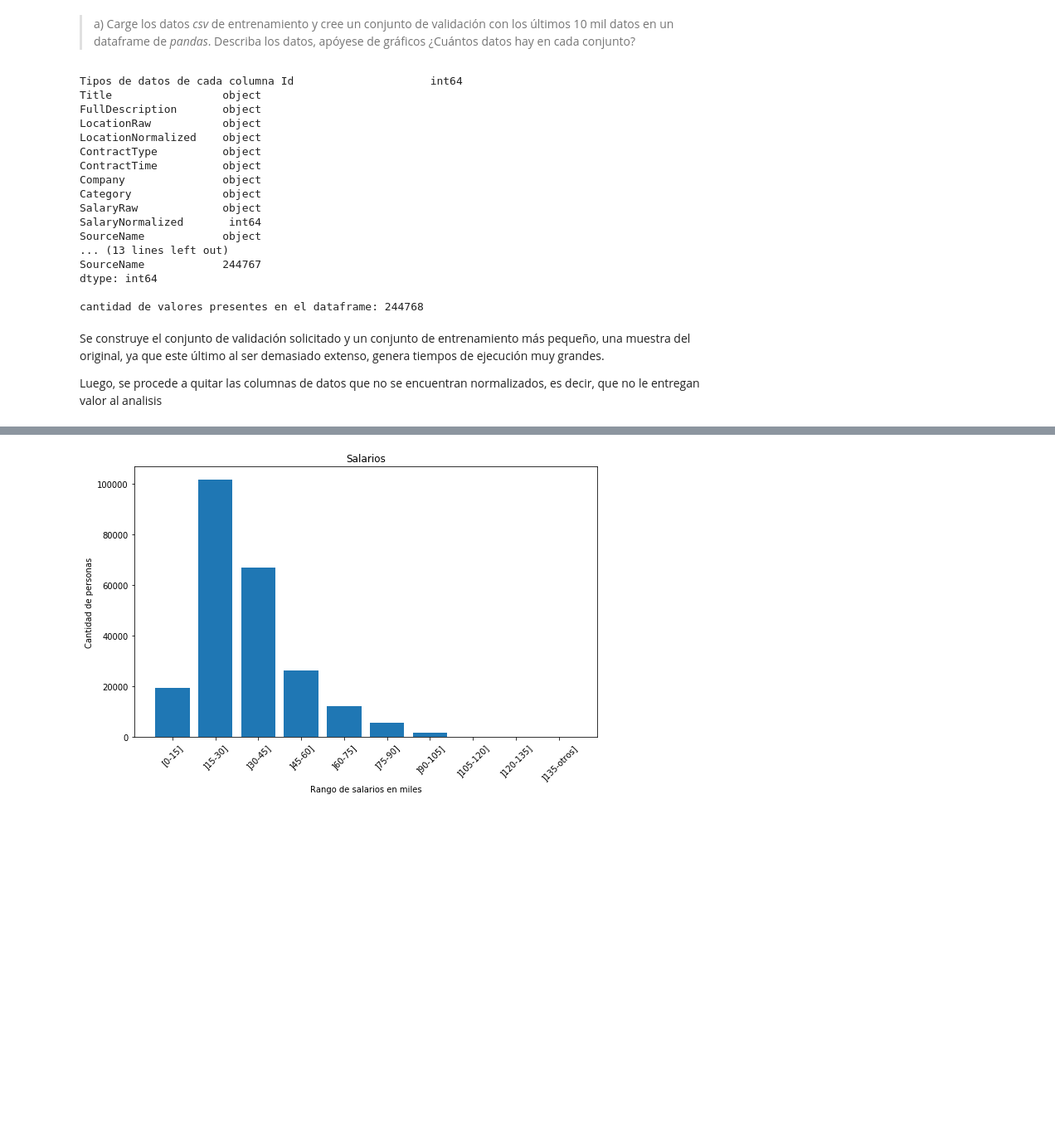
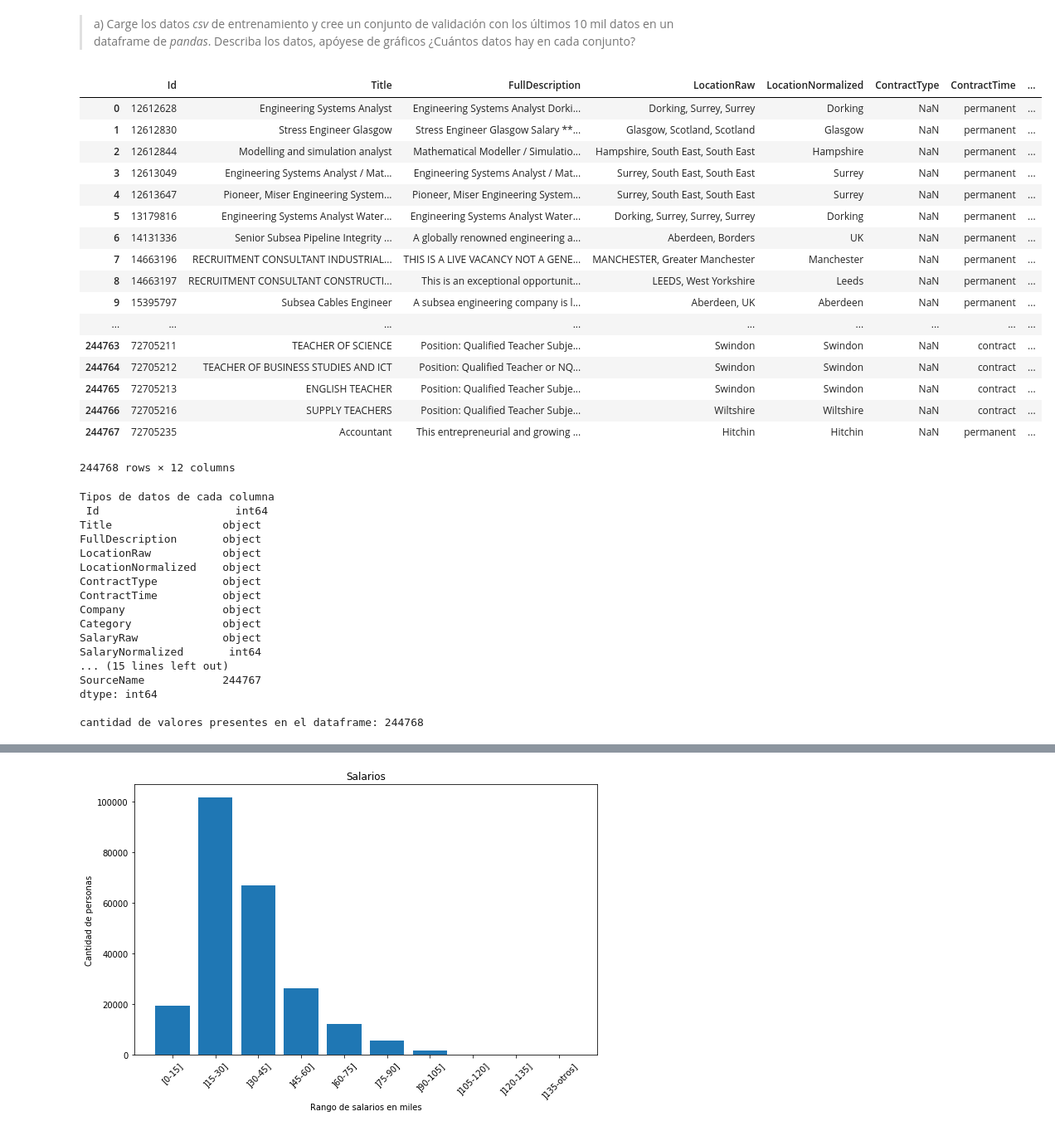
Before and after one commit to LeMythedeSisyphe/MachineLearning-Taller0, a Jupyter notebook: Taller0.ipynb, the cells around one changed output, grey strips where cells are left out. Shown at 83% size. Cells and saved outputs as stored; diff of their text form; code cells hidden in the pictures; blank space fills up the shorter version.

```diff
--- a/Taller0.ipynb
+++ b/Taller0.ipynb
@@ -27,12 +27,34 @@ df = pd.read_csv("Train_rev1.csv")
 df_train = df.iloc[:-10000]  #todo el conjunto menos los ultimos 10k
 df_val = df.iloc[-10000:]    #ultimos 10k valores del conjunto
 df_train2 = df.iloc[-15000:-10000]
+# %%
+df
+# %% [output]
+|  | Id | Title | FullDescription | LocationRaw | LocationNormalized | ContractType | ContractTime | ... |
+| 0 | 12612628 | Engineering Systems Analyst | Engineering Systems Analyst Dorki... | Dorking, Surrey, Surrey | Dorking | NaN | permanent | ... |
+| 1 | 12612830 | Stress Engineer Glasgow | Stress Engineer Glasgow Salary **... | Glasgow, Scotland, Scotland | Glasgow | NaN | permanent | ... |
+| 2 | 12612844 | Modelling and simulation analyst | Mathematical Modeller / Simulatio... | Hampshire, South East, South East | Hampshire | NaN | permanent | ... |
+| 3 | 12613049 | Engineering Systems Analyst / Mat... | Engineering Systems Analyst / Mat... | Surrey, South East, South East | Surrey | NaN | permanent | ... |
+| 4 | 12613647 | Pioneer, Miser Engineering System... | Pioneer, Miser Engineering System... | Surrey, South East, South East | Surrey | NaN | permanent | ... |
+| 5 | 13179816 | Engineering Systems Analyst Water... | Engineering Systems Analyst Water... | Dorking, Surrey, Surrey, Surrey | Dorking | NaN | permanent | ... |
+| 6 | 14131336 | Senior Subsea Pipeline Integrity ... | A globally renowned engineering a... | Aberdeen, Borders | UK | NaN | permanent | ... |
+| 7 | 14663196 | RECRUITMENT CONSULTANT INDUSTRIAL... | THIS IS A LIVE VACANCY NOT A GENE... | MANCHESTER, Greater Manchester | Manchester | NaN | permanent | ... |
+| 8 | 14663197 | RECRUITMENT CONSULTANT CONSTRUCTI... | This is an exceptional opportunit... | LEEDS, West Yorkshire | Leeds | NaN | permanent | ... |
+| 9 | 15395797 | Subsea Cables Engineer | A subsea engineering company is l... | Aberdeen, UK | Aberdeen | NaN | permanent | ... |
+| ... | ... | ... | ... | ... | ... | ... | ... | ... |
+| 244763 | 72705211 | TEACHER OF SCIENCE | Position: Qualified Teacher Subje... | Swindon | Swindon | NaN | contract | ... |
+| 244764 | 72705212 | TEACHER OF BUSINESS STUDIES AND ICT | Position: Qualified Teacher or NQ... | Swindon | Swindon | NaN | contract | ... |
+| 244765 | 72705213 | ENGLISH TEACHER | Position: Qualified Teacher Subje... | Swindon | Swindon | NaN | contract | ... |
+| 244766 | 72705216 | SUPPLY TEACHERS | Position: Qualified Teacher Subje... | Wiltshire | Wiltshire | NaN | contract | ... |
+| 244767 | 72705235 | Accountant | This entrepreneurial and growing ... | Hitchin | Hitchin | NaN | permanent | ... |
+244768 rows × 12 columns
 # %%
-print('Tipos de datos de cada columna',df.dtypes,'\n')
-print('Cantidad de valores no nulos de cada columna',df.count(),'\n')
+print('Tipos de datos de cada columna\n',df.dtypes,'\n')
+print('Cantidad de valores no nulos de cada columna\n',df.count(),'\n')
 print('cantidad de valores presentes en el dataframe:',df.shape[0])
 # %% [output]
-Tipos de datos de cada columna Id                     int64
+Tipos de datos de cada columna
+ Id                     int64
 Title                 object
 FullDescription       object
 LocationRaw           object
@@ -43,13 +65,8 @@ Company               object
 Category              object
 SalaryRaw             object
 SalaryNormalized       int64
-SourceName            object
-... (13 lines left out)
+... (15 lines left out)
 SourceName            244767
 dtype: int64
 
 cantidad de valores presentes en el dataframe: 244768
-# %% [markdown]
-Se construye el conjunto de validación solicitado y un conjunto de entrenamiento más pequeño, una muestra del original, ya que este último al ser demasiado extenso, genera tiempos de ejecución muy grandes.
-
-Luego, se procede a quitar las columnas de datos que no se encuentran normalizados, es decir, que no le entregan valor al analisis
```
Also changed, not shown: parts of 13 cells of this notebook.
